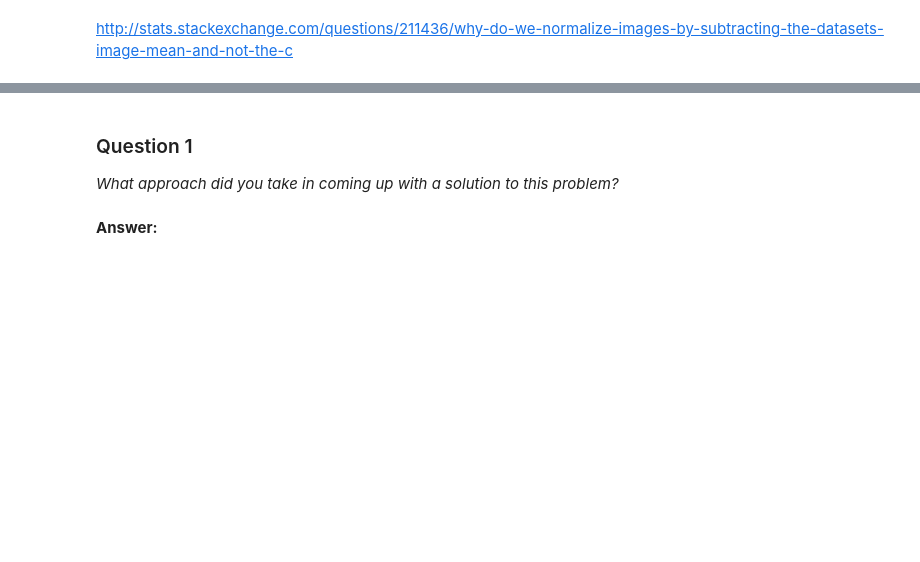
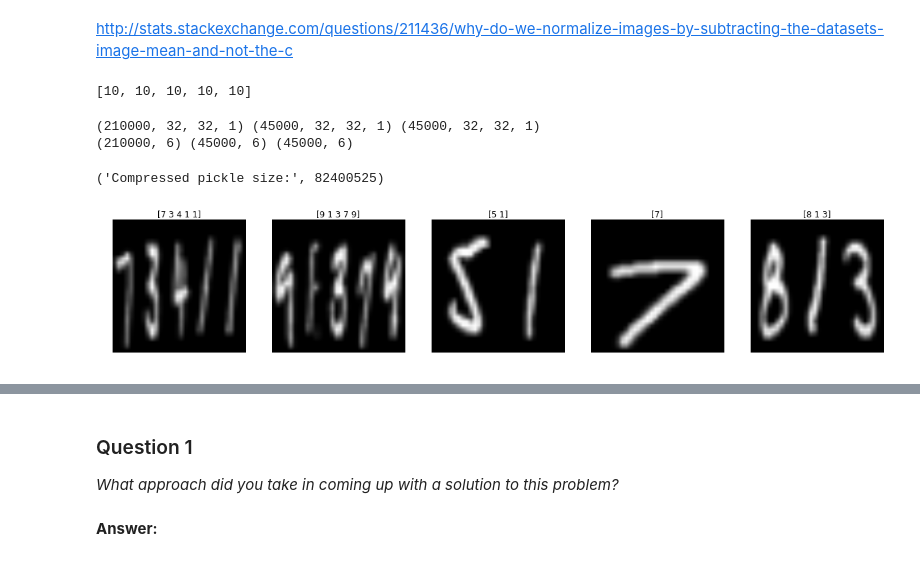
Before and after one commit to mohdkashif93/Build-a-digit-recognition-program, a Jupyter notebook: digit_recognition.ipynb, the cells around one changed output, grey strips where cells are left out. Cells and saved outputs as stored; diff of their text form; code cells hidden in the pictures; blank space fills up the shorter version.

```diff
--- a/digit_recognition.ipynb
+++ b/digit_recognition.ipynb
@@ -112,2 +133,16 @@ while dataset_count<num_dataset:
 # %% [markdown]
 http://stats.stackexchange.com/questions/211436/why-do-we-normalize-images-by-subtracting-the-datasets-image-mean-and-not-the-c
+# %%
+i = [10]*5
+i
+# %% [output]
+[10, 10, 10, 10, 10]
+# %%
+train_img,validation_img,test_img = np.split(concat_images, [int(.7*len(concat_images)), int(.85*len(concat_images))])
+train_label,validation_label,test_label = np.split(concat_labels, [int(.7*len(concat_labels)), int(.85*len(concat_labels))])
+
+print train_img.shape,validation_img.shape,test_img.shape
+print train_label.shape,validation_label.shape,test_label.shape
+# %% [output]
+(210000, 32, 32, 1) (45000, 32, 32, 1) (45000, 32, 32, 1)
+(210000, 6) (45000, 6) (45000, 6)
@@ -113,0 +167,20 @@ http://stats.stackexchange.com/questions/211436/why-do-we-normalize-images-by-su
+# %%
+statinfo = os.stat(pickle_file)
+print('Compressed pickle size:', statinfo.st_size)
+# %% [output]
+('Compressed pickle size:', 82400525)
+# %%
+
+plt.rcParams['figure.figsize'] = (20.0, 20.0)
+f, ax = plt.subplots(nrows=1, ncols=5)
+
+im_samples = []
+
+for i,j in enumerate(np.sort(np.random.randint(0, train_label.shape[0], size = 5))):
+    im_samples.extend([j])
+    ax[i].axis('off')
+    label = train_label[j,1:1+train_label[j,0]]
+    ax[i].set_title(label, loc='center')
+    ax[i].imshow(train_img[j,:,:,0],cmap="gray")
+# %% [output]
+[figure, added]
```
Also changed, not shown: parts of 4 cells of this notebook.
